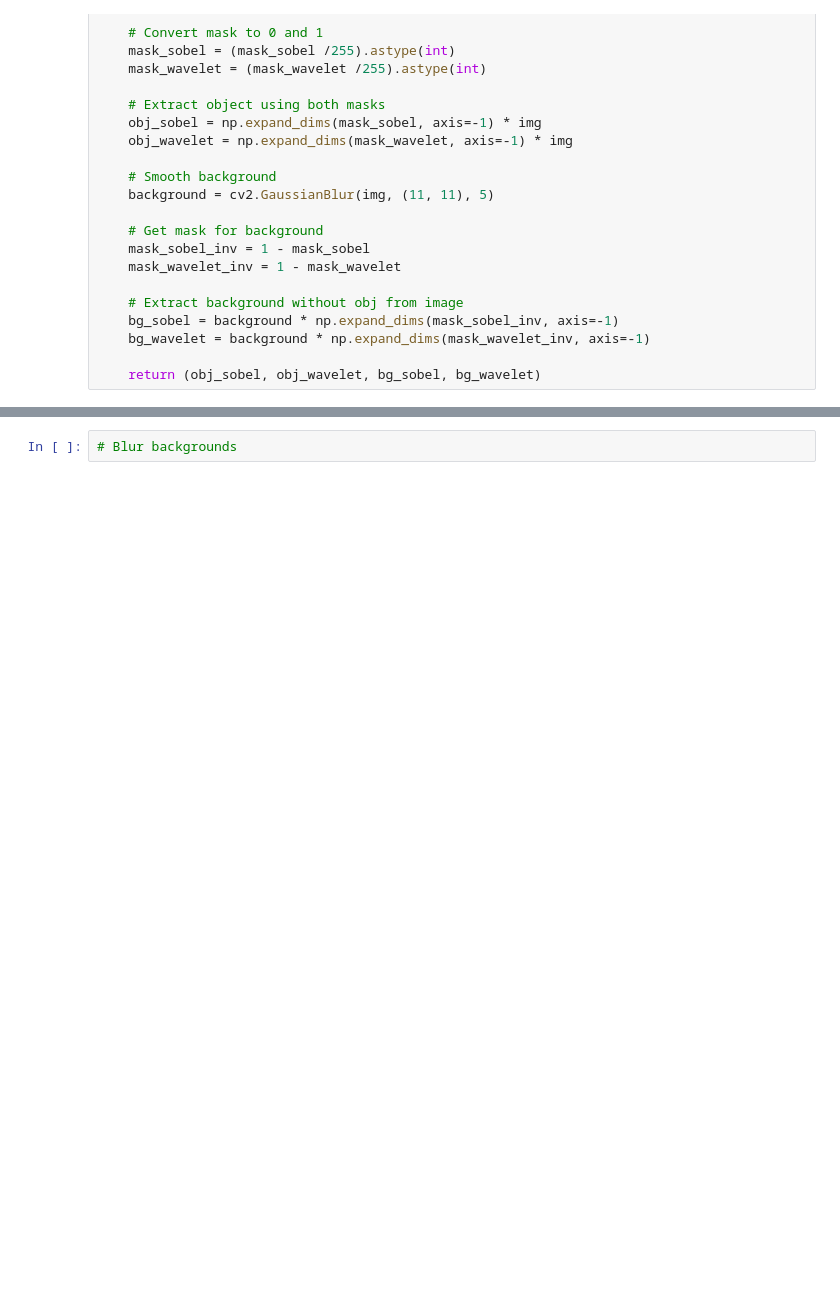
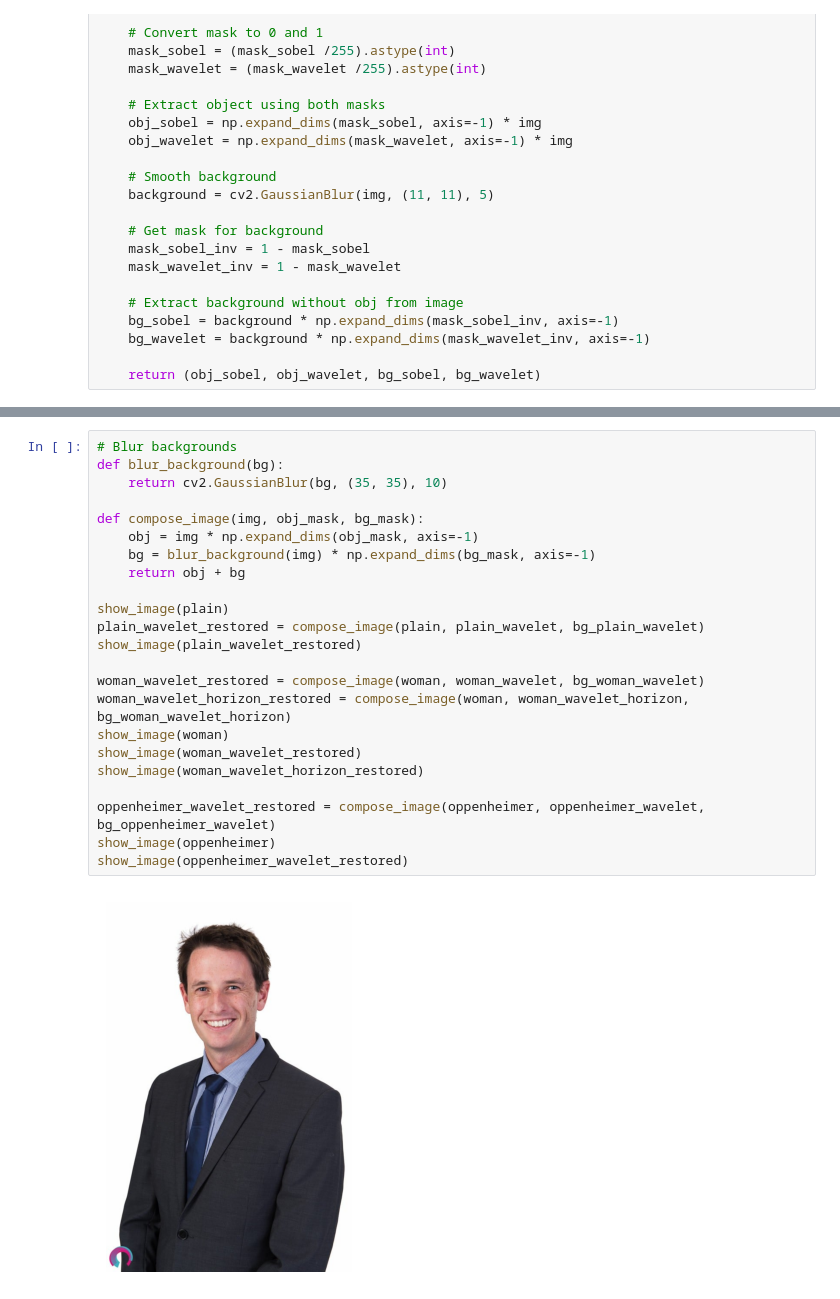
Before and after one commit to reimertzzz/Bildbehandling, a Jupyter notebook: main.ipynb, the cells around one changed output, grey strips where cells are left out. Saved outputs shown, nothing was run; the diff lists cells and outputs as text; blank space fills up the shorter version.

```diff
--- a/main.ipynb
+++ b/main.ipynb
@@ -285,2 +289,25 @@ show_image(oppenheimer_wavelet, "Wavelet")
-# %%
-# Blur backgrounds
+# %%
+# Blur backgrounds
+def blur_background(bg):
+    return cv2.GaussianBlur(bg, (35, 35), 10)
+
+def compose_image(img, obj_mask, bg_mask):
+    obj = img * np.expand_dims(obj_mask, axis=-1)
+    bg = blur_background(img) * np.expand_dims(bg_mask, axis=-1)
+    return obj + bg
+
+show_image(plain)
+plain_wavelet_restored = compose_image(plain, plain_wavelet, bg_plain_wavelet)
+show_image(plain_wavelet_restored)
+
+woman_wavelet_restored = compose_image(woman, woman_wavelet, bg_woman_wavelet)
+woman_wavelet_horizon_restored = compose_image(woman, woman_wavelet_horizon, bg_woman_wavelet_horizon)
+show_image(woman)
+show_image(woman_wavelet_restored)
+show_image(woman_wavelet_horizon_restored)
+
+oppenheimer_wavelet_restored = compose_image(oppenheimer, oppenheimer_wavelet, bg_oppenheimer_wavelet)
+show_image(oppenheimer)
+show_image(oppenheimer_wavelet_restored)
+# %% [output]
+[figure, added]
```
Also changed, not shown: parts of 4 cells of this notebook.
